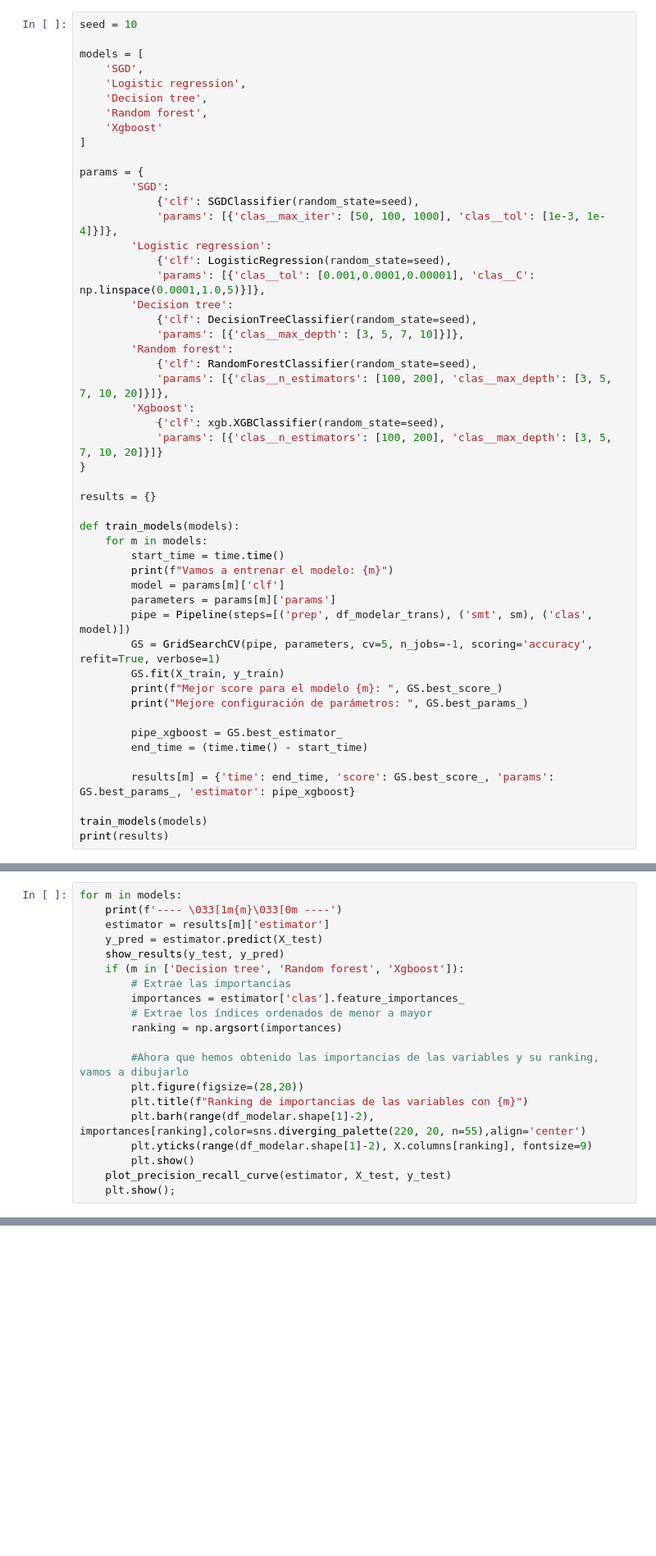
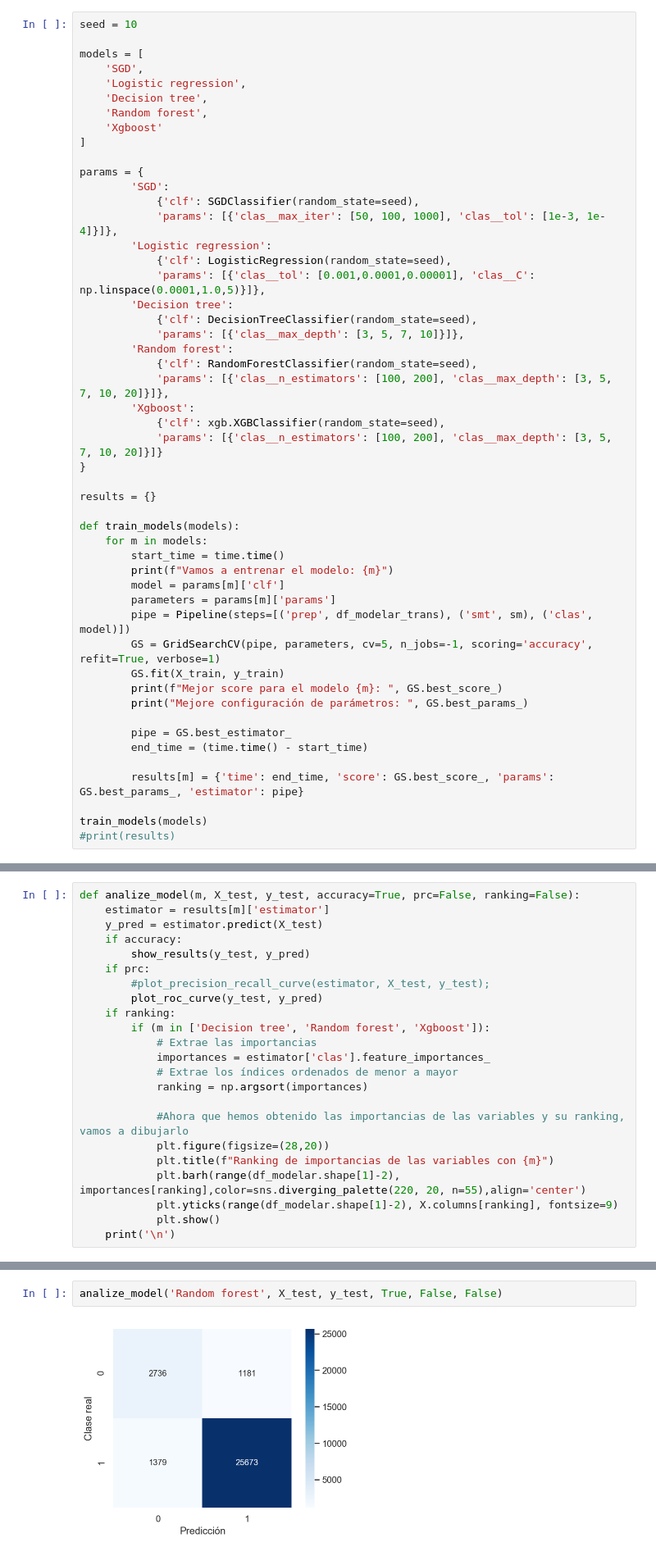
Before and after one commit to cifucg/minsait_land_classification, a Jupyter notebook: Analisis Exploratorio (FINAL).ipynb, the cells around one changed output, grey strips where cells are left out. Shown at 82% size. Drawn from its saved outputs; the diff is of its cells as text; blank space fills up the shorter version.

```diff
--- a/Analisis Exploratorio (FINAL).ipynb
+++ b/Analisis Exploratorio (FINAL).ipynb
@@ -846,13 +861,13 @@ def train_models(models):
         print(f"Mejor score para el modelo {m}: ", GS.best_score_)
         print("Mejore configuración de parámetros: ", GS.best_params_)
 
-        pipe_xgboost = GS.best_estimator_
+        pipe = GS.best_estimator_
         end_time = (time.time() - start_time)
 
-        results[m] = {'time': end_time, 'score': GS.best_score_, 'params': GS.best_params_, 'estimator': pipe_xgboost}
+        results[m] = {'time': end_time, 'score': GS.best_score_, 'params': GS.best_params_, 'estimator': pipe}
 
 train_models(models)
-print(results)
+#print(results)
 # %% [output]
 Vamos a entrenar el modelo: SGD
 Fitting 5 folds for each of 6 candidates, totalling 30 fits
@@ -987,22 +1002,25 @@ El área bajo la curva es una columna que se ha introducido en esta tabla y que
 # %% [markdown]
 Una vez se ha entrenado correctamente cada uno de los diferentes modelos, y partiendo de la base de que unicamente vamos a realizar la comprobación con el **Random Forest** y el **Xgboost** se deben de calcular las predicciones para cada uno de ellos, estudiarlas y seleccionar el modelo que mejor se ajuste a nuestras necesidades.
 # %%
-for m in models:
-    print(f'---- \033[1m{m}\033[0m ----')
+def analize_model(m, X_test, y_test, accuracy=True, prc=False, ranking=False):
     estimator = results[m]['estimator']
     y_pred = estimator.predict(X_test)
-    show_results(y_test, y_pred)
-    if (m in ['Decision tree', 'Random forest', 'Xgboost']):
-        # Extrae las importancias
-        importances = estimator['clas'].feature_importances_
-        # Extrae los índices ordenados de menor a mayor
-        ranking = np.argsort(importances)
+    if accuracy:
+        show_results(y_test, y_pred)
+    if prc:
+        #plot_precision_recall_curve(estimator, X_test, y_test);
+        plot_roc_curve(y_test, y_pred)
+    if ranking:
+        if (m in ['Decision tree', 'Random forest', 'Xgboost']):
+            # Extrae las importancias
+            importances = estimator['clas'].feature_importances_
+            # Extrae los índices ordenados de menor a mayor
+            ranking = np.argsort(importances)
 
-        #Ahora que hemos obtenido las importancias de las variables y su ranking, vamos a dibujarlo
-        plt.figure(figsize=(28,20))
-        plt.title(f"Ranking de importancias de las variables con {m}")
-        plt.barh(range(df_modelar.shape[1]-2), importances[ranking],color=sns.diverging_palette(220, 20, n=55),align='center')
-        plt.yticks(range(df_modelar.shape[1]-2), X.columns[ranking], fontsize=9)
-        plt.show()
-    plot_precision_recall_curve(estimator, X_test, y_test)
-    plt.show();
+            #Ahora que hemos obtenido las importancias de las variables y su ranking, vamos a dibujarlo
+            plt.figure(figsize=(28,20))
+            plt.title(f"Ranking de importancias de las variables con {m}")
+            plt.barh(range(df_modelar.shape[1]-2), importances[ranking],color=sns.diverging_palette(220, 20, n=55),align='center')
+            plt.yticks(range(df_modelar.shape[1]-2), X.columns[ranking], fontsize=9)
+            plt.show()
+    print('\n')
@@ -1052,0 +1029,4 @@ AUC : 0.8
+# %%
+analize_model('Random forest', X_test, y_test, True, False, False)
+# %% [output]
+[figure, added]
```
Also changed, not shown: parts of 20 cells of this notebook.
